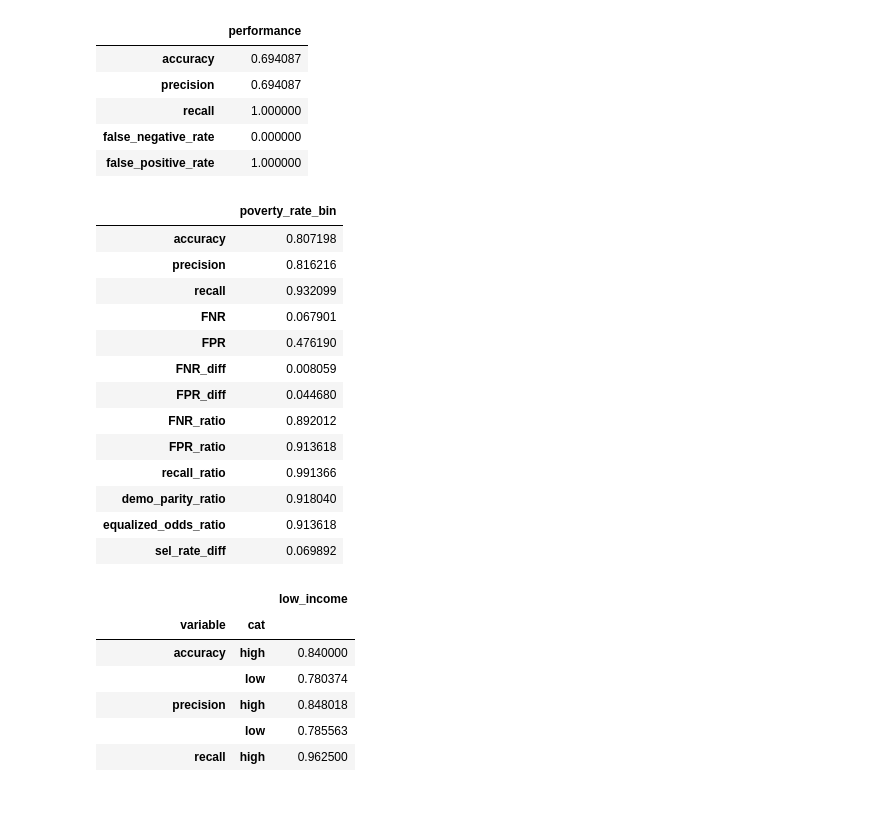
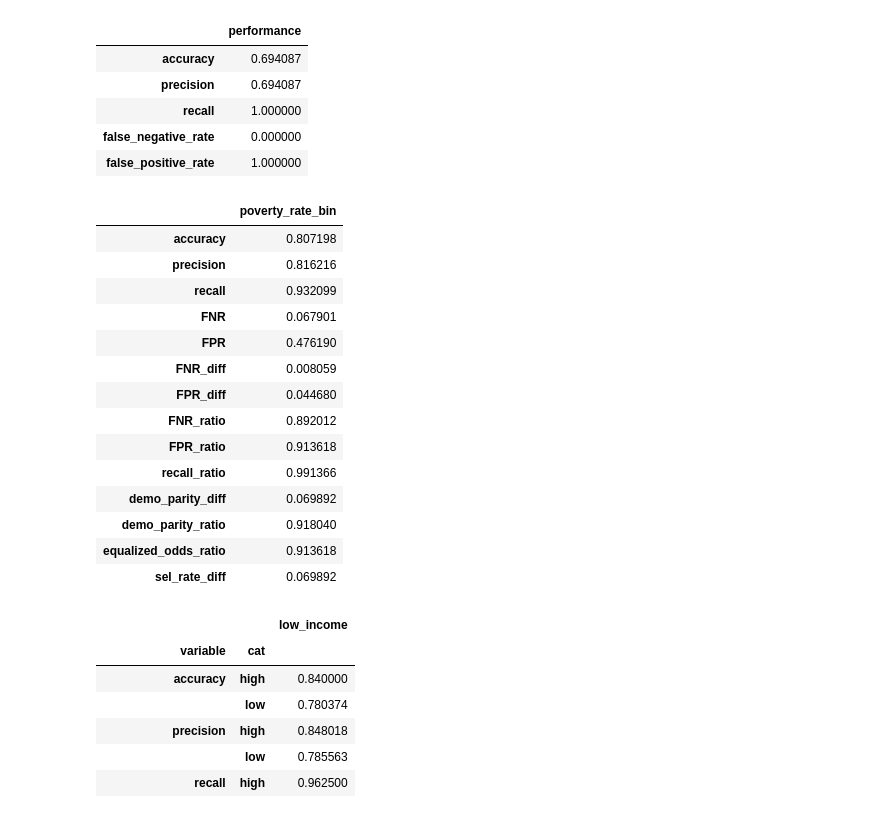
Before and after one commit to jennahgosciak/algaebloom, a Jupyter notebook: rds_draft_report_FINAL.ipynb, the cells around one changed output. Cells and saved outputs as stored; diff of their text form; code cells hidden in the pictures.

```diff
--- a/rds_draft_report_FINAL.ipynb
+++ b/rds_draft_report_FINAL.ipynb
@@ -1327,6 +1345,7 @@ def generate_sample_params(sensitive_feat):
                       'FPR_ratio': {'sensitive_features' : sensitive_feat},
                       'recall_ratio': {'sensitive_features' : sensitive_feat},
                       'demo_parity_ratio': {'sensitive_features' : sensitive_feat},
+                      'demo_parity_diff': {'sensitive_features' : sensitive_feat},
                       'equalized_odds_ratio': {'sensitive_features' : sensitive_feat},
                       'sel_rate_diff': {'sensitive_features' : sensitive_feat},})
 # %%
@@ -1383,6 +1402,7 @@ def generate_metrics(df, sensitive_feature_name, metrics_names=None,
             'FNR_ratio': false_negative_rate_ratio,
             'FPR_ratio': false_positive_rate_ratio,
             'recall_ratio': recall_ratio,
+            'demo_parity_diff': demographic_parity_difference,
             'demo_parity_ratio': demographic_parity_ratio,
             'equalized_odds_ratio': equalized_odds_ratio,
             'sel_rate_diff': selection_rate_difference,
@@ -1390,33 +1410,34 @@ def generate_metrics(df, sensitive_feature_name, metrics_names=None,
     if metrics_names is None:
         metric_dict = metrics
     else:
         metric_dict = {i:metrics[i] for i in metrics_names}
         sample_params_dict = {i:sample_params_dict[i] for i in metrics_names}
 
     # generating the metric frame output
     grouped_output = MetricFrame(metrics=metric_dict,
                                 y_true=df['severity_bin'],
                                 y_pred=df[prediction],
                                 sensitive_features=sensitive_feature,
                                 sample_params= sample_params_dict)
     return grouped_output.overall.to_frame().rename({0:sensitive_feature_name}, axis=1), \
         grouped_output.by_group.reset_index().melt(id_vars = sensitive_feature_name)\
                 .rename({sensitive_feature_name: 'cat',
                          'value':sensitive_feature_name}, axis=1).set_index(['variable', 'cat'])
 pov_summary_overall, pov_summary_bygroup = generate_metrics(test_census, 'poverty_rate_bin')
 pov_summary_overall
 # %% [output]
 |  | poverty_rate_bin |
 | accuracy | 0.807198 |
 | precision | 0.816216 |
 | recall | 0.932099 |
 | FNR | 0.067901 |
 | FPR | 0.476190 |
 | FNR_diff | 0.008059 |
 | FPR_diff | 0.044680 |
 | FNR_ratio | 0.892012 |
 | FPR_ratio | 0.913618 |
 | recall_ratio | 0.991366 |
+| demo_parity_diff | 0.069892 |
 | demo_parity_ratio | 0.918040 |
 | equalized_odds_ratio | 0.913618 |
 | sel_rate_diff | 0.069892 |
```
Also changed, not shown: parts of 7 cells of this notebook, 1 other file.
